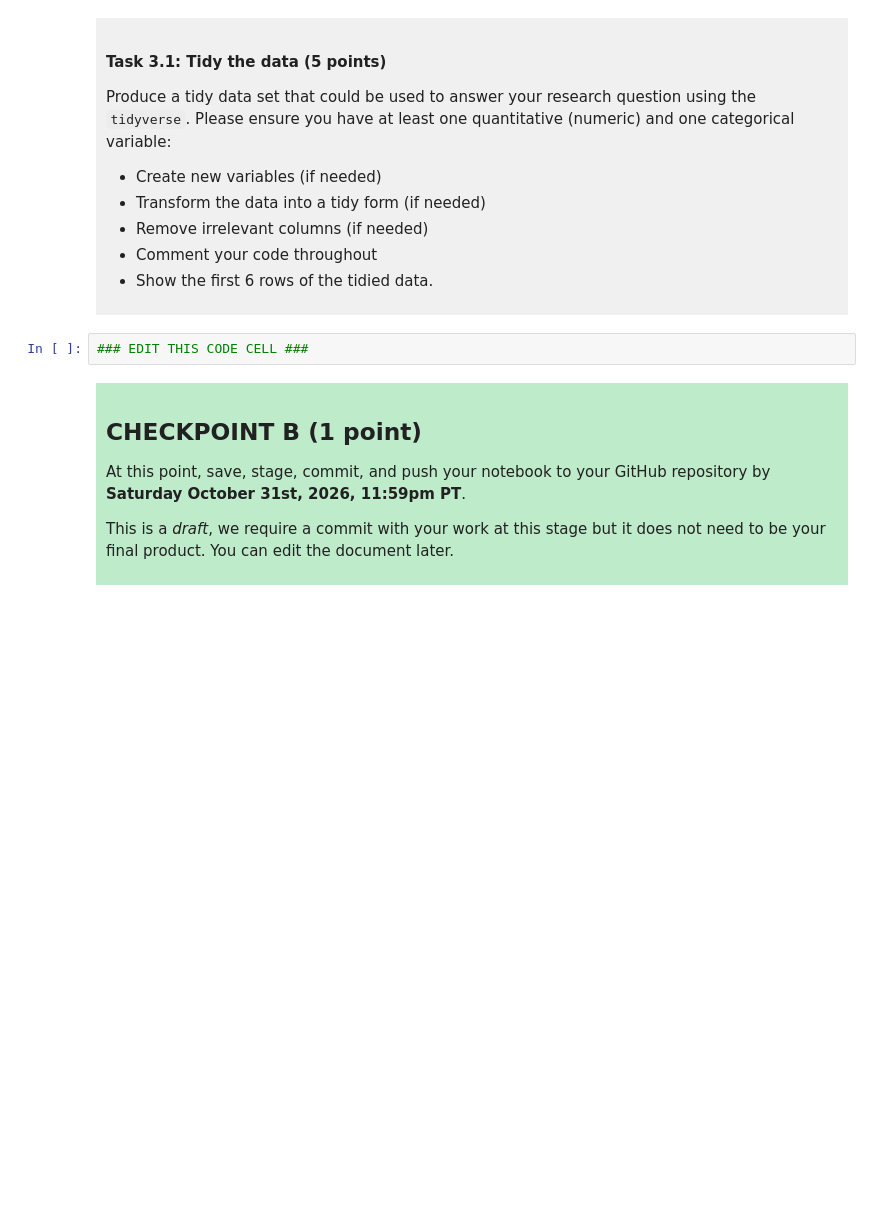
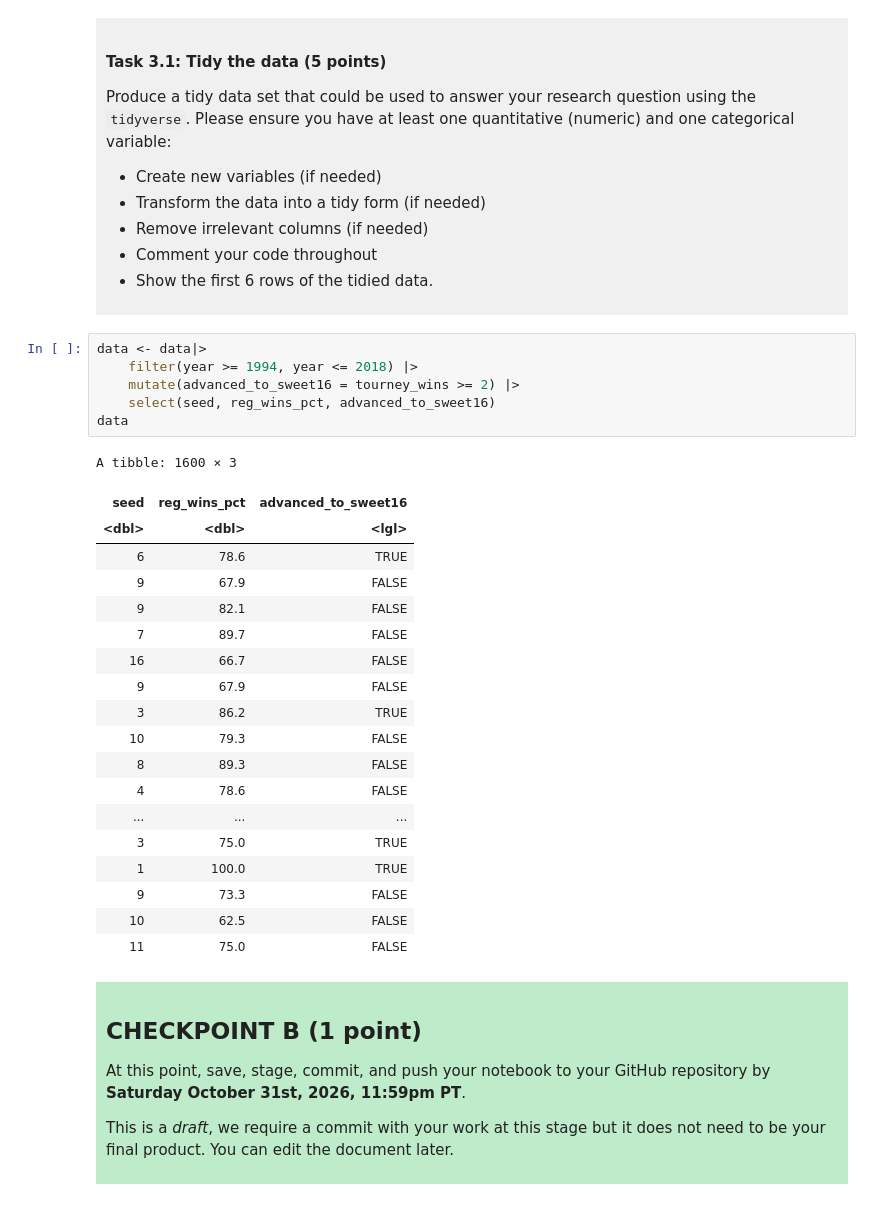
Before and after one commit to JerrySuenJY/DSCI_100_Project_Jerry_Sun, a Jupyter notebook: dsci-100-project-notebook.ipynb, the cells around one changed output. Saved outputs shown, nothing was run; the diff lists cells and outputs as text; blank space fills up the shorter version.

```diff
--- a/dsci-100-project-notebook.ipynb
+++ b/dsci-100-project-notebook.ipynb
@@ -220,7 +210,31 @@ Produce a tidy data set that could be used to answer your research question usin
 
 </div>
 # %%
-### EDIT THIS CODE CELL ###
+data <- data|>
+    filter(year >= 1994, year <= 2018) |>
+    mutate(advanced_to_sweet16 = tourney_wins >= 2) |>
+    select(seed, reg_wins_pct, advanced_to_sweet16)
+data
+# %% [output]
+A tibble: 1600 × 3
+| seed | reg_wins_pct | advanced_to_sweet16 |
+| <dbl> | <dbl> | <lgl> |
+| 6 | 78.6 | TRUE |
+| 9 | 67.9 | FALSE |
+| 9 | 82.1 | FALSE |
+| 7 | 89.7 | FALSE |
+| 16 | 66.7 | FALSE |
+| 9 | 67.9 | FALSE |
+| 3 | 86.2 | TRUE |
+| 10 | 79.3 | FALSE |
+| 8 | 89.3 | FALSE |
+| 4 | 78.6 | FALSE |
+| ... | ... | ... |
+| 3 | 75.0 | TRUE |
+| 1 | 100.0 | TRUE |
+| 9 | 73.3 | FALSE |
+| 10 | 62.5 | FALSE |
+| 11 | 75.0 | FALSE |
 # %% [markdown]
 <div style="background-color: #beebca; padding: 10px;">
 
```
Also changed, not shown: parts of 3 cells of this notebook.
